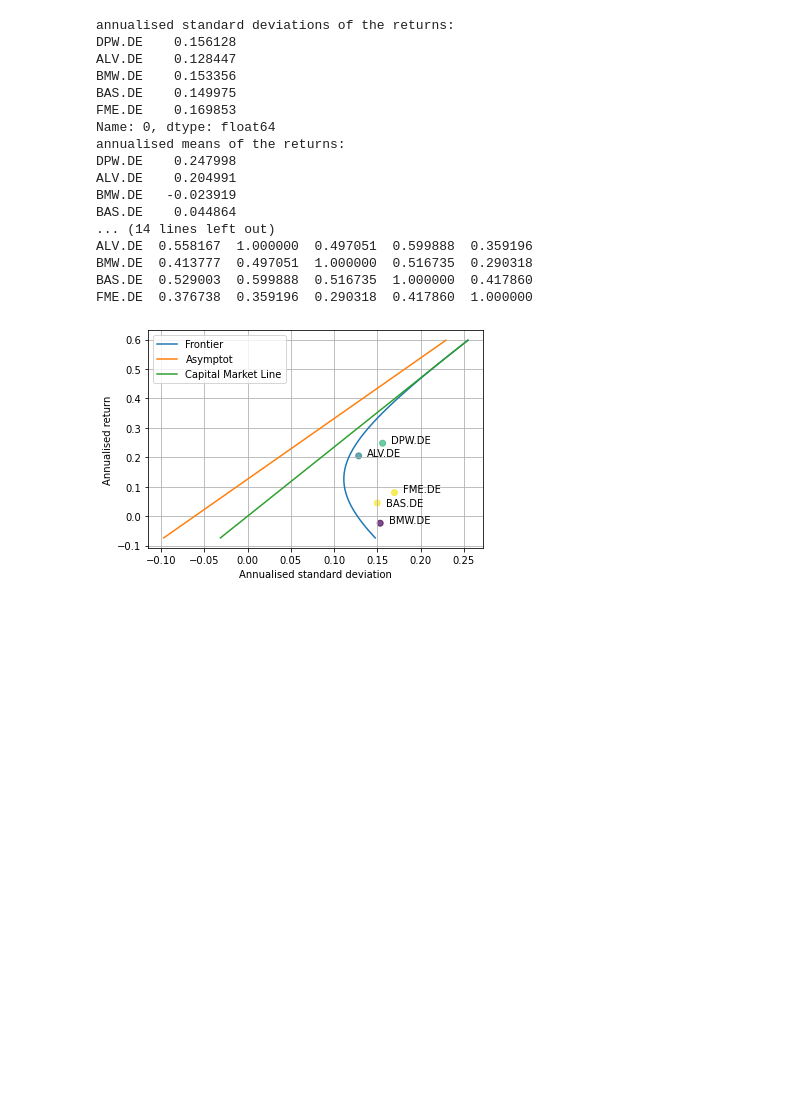
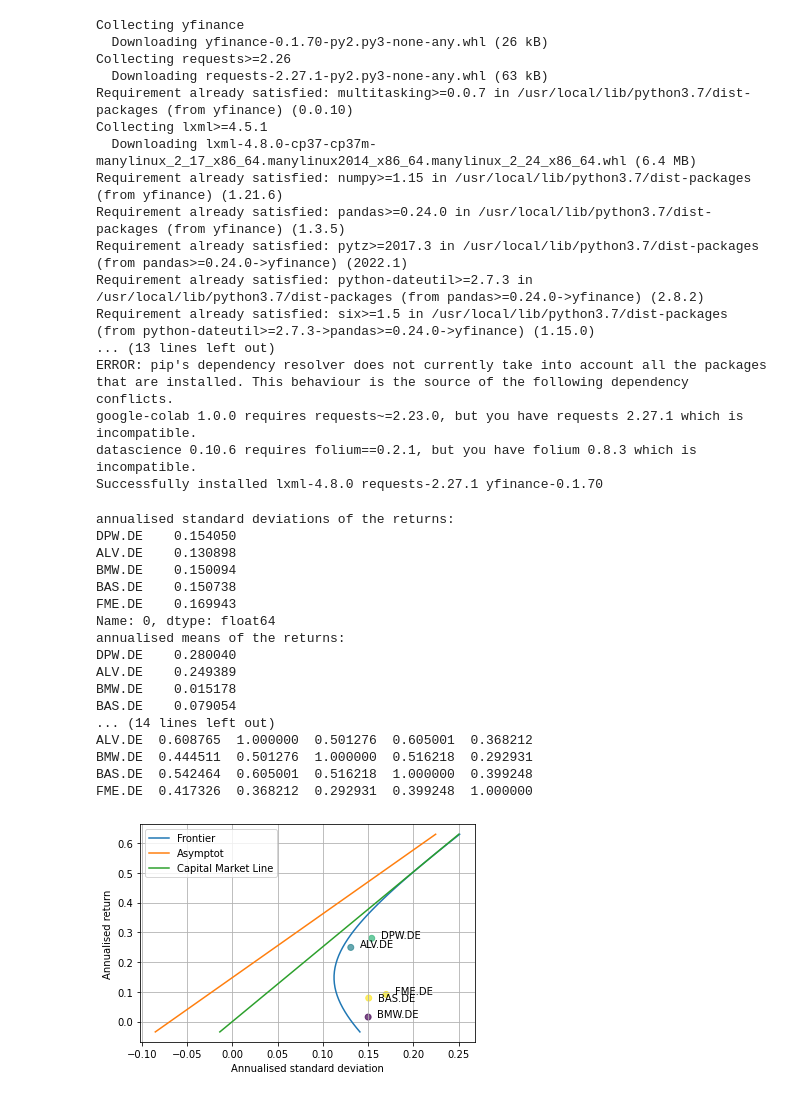
Before and after one commit to pbrugierewebsite/QPM_Templates, a Jupyter notebook: BookListing5_1.ipynb, the cells around one changed output. Cells and saved outputs as stored; diff of their text form; code cells hidden in the pictures; blank space fills up the shorter version.

```diff
--- a/BookListing5_1.ipynb
+++ b/BookListing5_1.ipynb
@@ -2,6 +2,8 @@
 <a href="https://colab.research.google.com/github/pbrugierewebsite/QPM_Templates/blob/main/BookListing5_1.ipynb" target="_parent"><img src="https://colab.research.google.com/assets/colab-badge.svg" alt="Open In Colab"/></a>
 # %%
 # Library importations
+!pip install yfinance
+import yfinance as yf
 import pandas as pd
 import pandas_datareader.data as web
 import numpy as np
@@ -17,7 +19,7 @@ fig, ax = plt.subplots()
 data = pd.Series()
 TickerDax = ['DPW.DE','ALV.DE','BMW.DE','BAS.DE','FME.DE']
 for x in TickerDax :
-    data[x] = web.DataReader(name = x, data_source='yahoo',start='2017-01-1',end='2017-12-31')
+    data[x] = yf.Ticker(x).history(start='2017-01-1',end='2017-12-31')
 
 # Variable creations
 r=0 # risk-free rate
@@ -65,48 +67,65 @@ z1 = pd.DataFrame()
 z= pd.DataFrame()
 zr= pd.DataFrame()
 i=0
 for i in range(len(z2)):
     z1[i]= [math.sqrt( ((z2[i]- m_a)/m_w)**2 + sd_a**2 )] # Frontier
     z[i]= [(z2[i] - b/a)/m_w] # Asymptot to the Frontier
     zr[i]= [(z2[i] - r)/m_r] # Capital Marlet Line
 z1 = z1.iloc[0]
 z=z.iloc[0]
 zr=zr.iloc[0]
 plt.plot(z1, z2, alpha=1) # plot the Frontier
 plt.plot(z, z2, alpha=1) # plot the asymptot to the Frontier
 plt.plot(zr, z2, alpha=1) # plot the Capital Market Line
 plt.legend(['Frontier','Asymptot','Capital Market Line' ], loc=2)
 plt.grid(True)
 plt.xlabel('Annualised standard deviation')
 plt.ylabel('Annualised return')
 
 # Useful Ouputs.
 print ("annualised standard deviations of the returns:")
 print (STD)
 print ("annualised means of the returns:")
 print (Mean)
 print ("min variance portfolio:")
 print ("sd_a", sd_a, ",m_a", b/a)
 print ("matrix of variance-covariance:")
 print (Sigma)
 print ("Correl Matrix")
 print (data_R . corr ())
 # %% [output]
-annualised standard deviations of the returns:
-DPW.DE    0.156128
-ALV.DE    0.128447
-BMW.DE    0.153356
-BAS.DE    0.149975
-FME.DE    0.169853
-Name: 0, dtype: float64
-annualised means of the returns:
-DPW.DE    0.247998
-ALV.DE    0.204991
-BMW.DE   -0.023919
-BAS.DE    0.044864
-... (14 lines left out)
-ALV.DE  0.558167  1.000000  0.497051  0.599888  0.359196
-BMW.DE  0.413777  0.497051  1.000000  0.516735  0.290318
-BAS.DE  0.529003  0.599888  0.516735  1.000000  0.417860
-FME.DE  0.376738  0.359196  0.290318  0.417860  1.000000
+Collecting yfinance
+  Downloading yfinance-0.1.70-py2.py3-none-any.whl (26 kB)
+Collecting requests>=2.26
+  Downloading requests-2.27.1-py2.py3-none-any.whl (63 kB)
+Requirement already satisfied: multitasking>=0.0.7 in /usr/local/lib/python3.7/dist-packages (from yfinance) (0.0.10)
+Collecting lxml>=4.5.1
+  Downloading lxml-4.8.0-cp37-cp37m-manylinux_2_17_x86_64.manylinux2014_x86_64.manylinux_2_24_x86_64.whl (6.4 MB)
+Requirement already satisfied: numpy>=1.15 in /usr/local/lib/python3.7/dist-packages (from yfinance) (1.21.6)
+Requirement already satisfied: pandas>=0.24.0 in /usr/local/lib/python3.7/dist-packages (from yfinance) (1.3.5)
+Requirement already satisfied: pytz>=2017.3 in /usr/local/lib/python3.7/dist-packages (from pandas>=0.24.0->yfinance) (2022.1)
+Requirement already satisfied: python-dateutil>=2.7.3 in /usr/local/lib/python3.7/dist-packages (from pandas>=0.24.0->yfinance) (2.8.2)
+Requirement already satisfied: six>=1.5 in /usr/local/lib/python3.7/dist-packages (from python-dateutil>=2.7.3->pandas>=0.24.0->yfinance) (1.15.0)
+... (13 lines left out)
+ERROR: pip's dependency resolver does not currently take into account all the packages that are installed. This behaviour is the source of the following dependency conflicts.
+google-colab 1.0.0 requires requests~=2.23.0, but you have requests 2.27.1 which is incompatible.
+datascience 0.10.6 requires folium==0.2.1, but you have folium 0.8.3 which is incompatible.
+Successfully installed lxml-4.8.0 requests-2.27.1 yfinance-0.1.70
+annualised standard deviations of the returns:
+DPW.DE    0.154050
+ALV.DE    0.130898
+BMW.DE    0.150094
+BAS.DE    0.150738
+FME.DE    0.169943
+Name: 0, dtype: float64
+annualised means of the returns:
+DPW.DE    0.280040
+ALV.DE    0.249389
+BMW.DE    0.015178
+BAS.DE    0.079054
+... (14 lines left out)
+ALV.DE  0.608765  1.000000  0.501276  0.605001  0.368212
+BMW.DE  0.444511  0.501276  1.000000  0.516218  0.292931
+BAS.DE  0.542464  0.605001  0.516218  1.000000  0.399248
+FME.DE  0.417326  0.368212  0.292931  0.399248  1.000000
-[figure, old version]
+[figure, new version]
```
